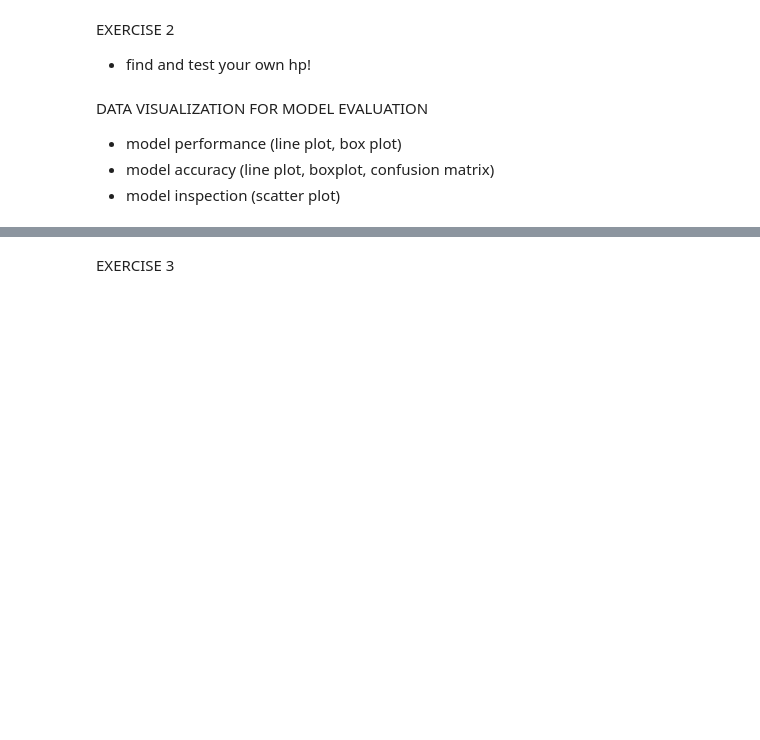
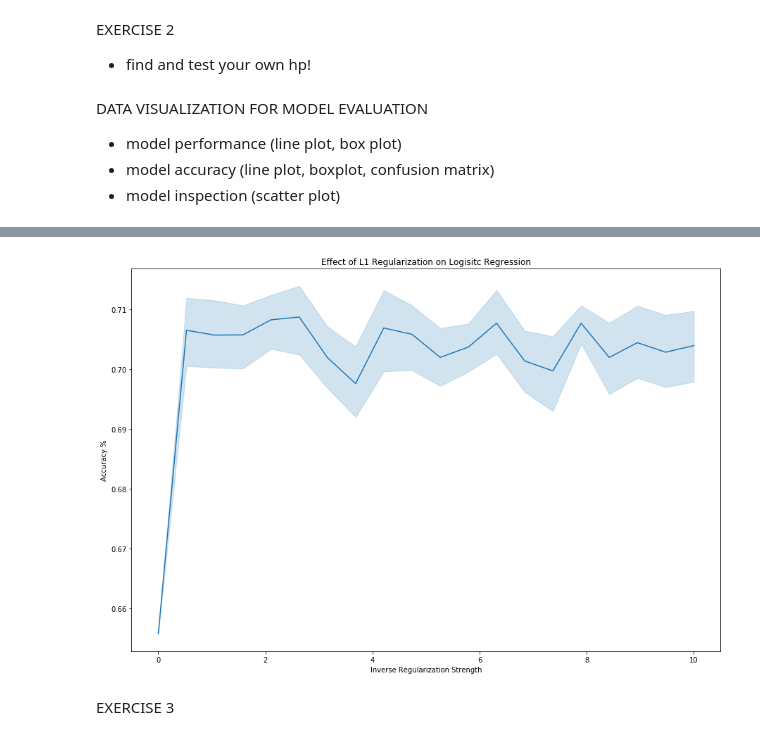
Before and after one commit to vb690/data_viz_python, a Jupyter notebook: iggi_workshop_data_viz_python.ipynb, the cells around one changed output, grey strips where cells are left out. Cells and saved outputs as stored; diff of their text form; code cells hidden in the pictures; blank space fills up the shorter version.

```diff
--- a/iggi_workshop_data_viz_python.ipynb
+++ b/iggi_workshop_data_viz_python.ipynb
@@ -79,2 +146,28 @@ DATA VISUALIZATION FOR MODEL EVALUATION
+# %%
+df_ml = add_spurious_columns(df, 6)
+X, y = generate_X_y(df_ml, ['level', 'experience', 'challenges', 'spurious_0', 'spurious_1', 'spurious_2', 'spurious_3', 'spurious_4', 'spurious_5'], 'dead')
+# %%
+splitter = StratifiedShuffleSplit(n_splits=10)
+regularization = np.linspace(10, 0.00001, 20)
+scores = []
+c_values = []
+for C in regularization:
+
+    classifier = LogisticRegression(penalty = 'l1', C = C, max_iter = 50)
+
+    for train_index, test_index in splitter.split(X, y):
+
+        classifier.fit(X[train_index], y[train_index])
+        scores.append(classifier.score(X[test_index], y[test_index]))
+        c_values.append(C)
+# %%
+plt.figure(figsize = (15, 10))
+sns.lineplot(x= c_values, y =  scores)
+plt.title('Effect of L1 Regularization on Logisitc Regression')
+plt.xlabel('Inverse Regularization Strength')
+plt.ylabel('Accuracy %')
+plt.show()
+# %% [output]
+[figure, added]
 # %% [markdown]
 EXERCISE 3
```
Also changed, not shown: parts of 9 cells of this notebook.
